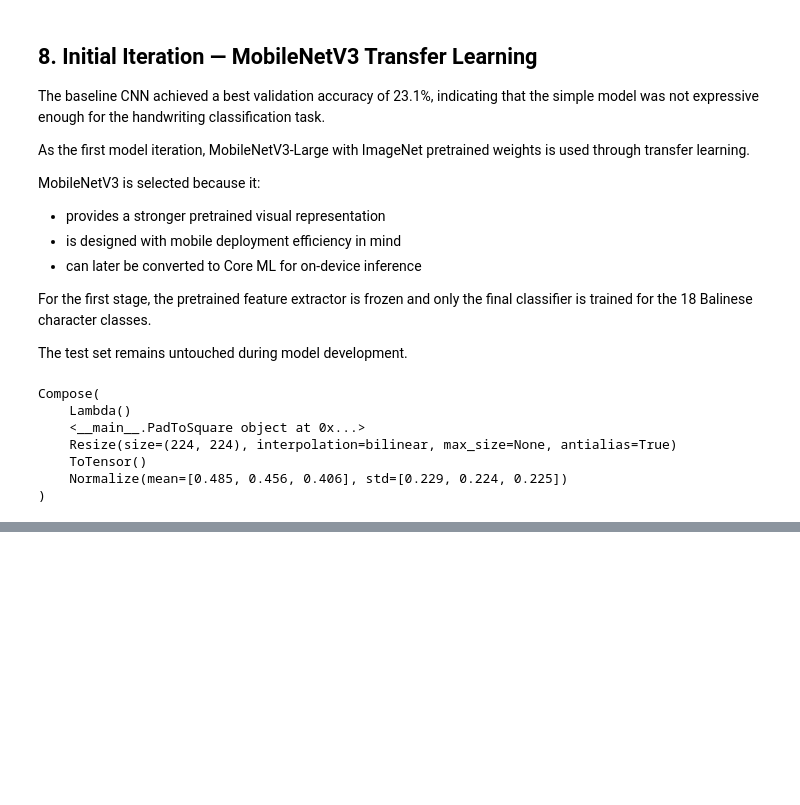
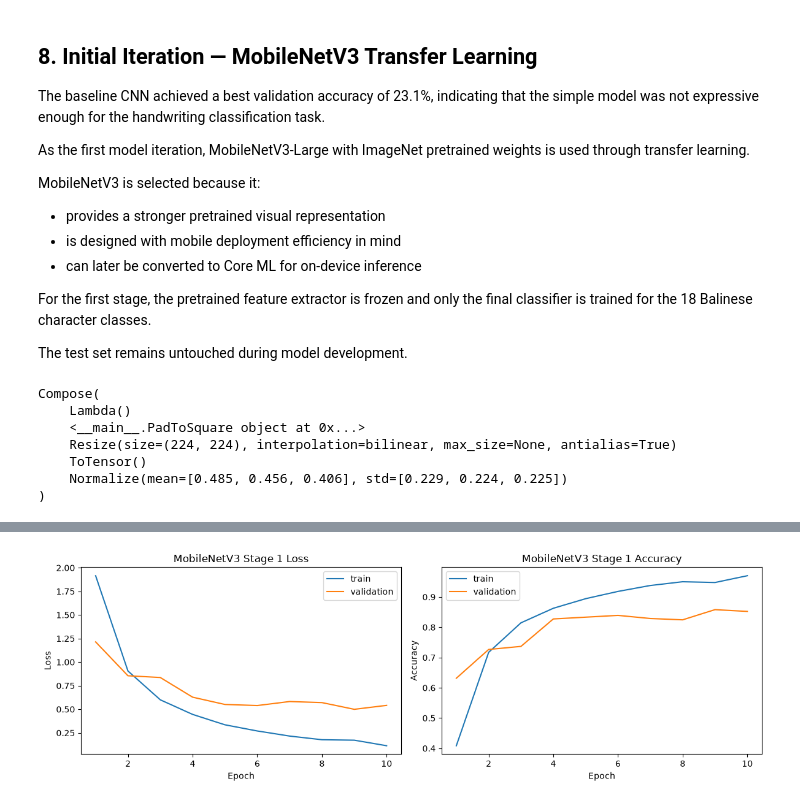
Before and after one commit to KeweKiwi/lekha-handwriting-ml, a Jupyter notebook: notebooks/02_baseline_training.ipynb, the cells around one changed output, grey strips where cells are left out. Saved outputs shown, nothing was run; the diff lists cells and outputs as text; code cells hidden in the pictures; blank space fills up the shorter version.

Commit message:
feat: implement MobileNetV3 transfer learning baseline with frozen feature extractor

```diff
--- a/notebooks/02_baseline_training.ipynb
+++ b/notebooks/02_baseline_training.ipynb
@@ -558,0 +724,15 @@ Compose(
+# %%
+criterion = nn.CrossEntropyLoss()
+
+images, labels = next(iter(mobilenet_train_loader))
+
+images = images.to(device)
+labels = labels.to(device)
+
+outputs = mobilenet_model(images)
+loss = criterion(outputs, labels)
+
+print("input shape:", images.shape)
+print("output shape:", outputs.shape)
+print("label shape:", labels.shape)
+print("initial loss:", loss.item())
@@ -558,0 +909,58 @@ Compose(
+# %%
+mobilenet_history_df = pd.DataFrame(
+    mobilenet_history_stage1
+)
+
+fig, axes = plt.subplots(
+    1,
+    2,
+    figsize=(12, 4)
+)
+
+# Loss
+axes[0].plot(
+    mobilenet_history_df["epoch"],
+    mobilenet_history_df["train_loss"],
+    label="train"
+)
+
+axes[0].plot(
+    mobilenet_history_df["epoch"],
+    mobilenet_history_df["val_loss"],
+    label="validation"
+)
+
+axes[0].set_title(
+    "MobileNetV3 Stage 1 Loss"
+)
+
+axes[0].set_xlabel("Epoch")
+axes[0].set_ylabel("Loss")
+axes[0].legend()
+
+
+# Accuracy
+axes[1].plot(
+    mobilenet_history_df["epoch"],
+    mobilenet_history_df["train_acc"],
+    label="train"
+)
+
+axes[1].plot(
+    mobilenet_history_df["epoch"],
+    mobilenet_history_df["val_acc"],
+    label="validation"
+)
+
+axes[1].set_title(
+    "MobileNetV3 Stage 1 Accuracy"
+)
+
+axes[1].set_xlabel("Epoch")
+axes[1].set_ylabel("Accuracy")
+axes[1].legend()
+
+plt.tight_layout()
+plt.show()
+# %% [output]
+[figure, added]
```
Also changed, not shown: parts of 50 cells of this notebook.
